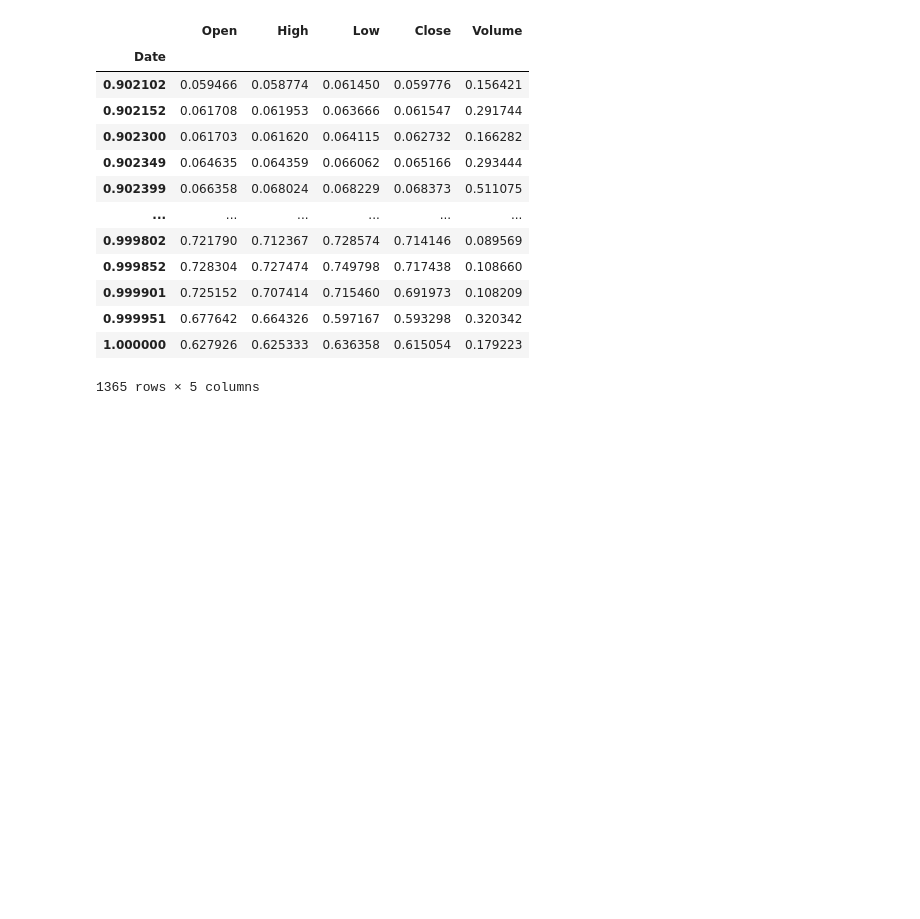
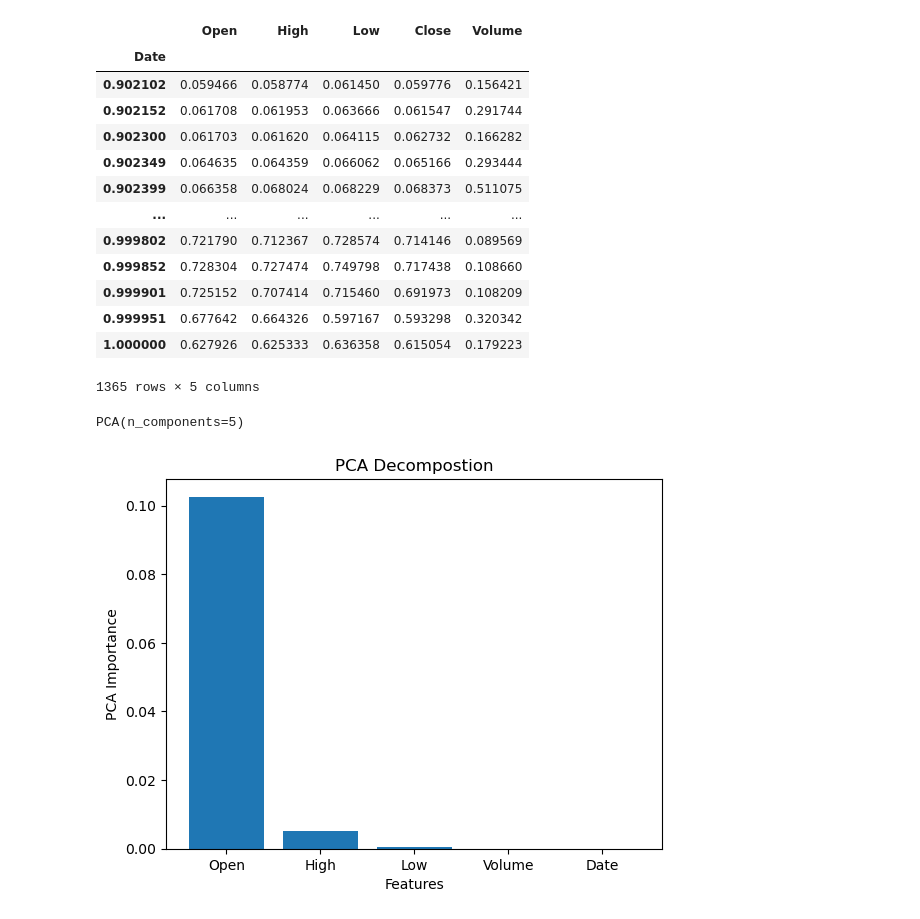
Before and after one commit to alt-rahul/the-greeks, a Jupyter notebook: mlp.ipynb, the cells around one changed output. Saved outputs shown, nothing was run; the diff lists cells and outputs as text; code cells hidden in the pictures; blank space fills up the shorter version.

```diff
--- a/mlp.ipynb
+++ b/mlp.ipynb
@@ -54,7 +54,27 @@ class MLP(nn.Module):
 # %%
 X = tsla_hist.drop(columns=['Close'])
 y = tsla_hist['Close']
+# %%
+X['Date'] = X.index
 # %%
 from sklearn.model_selection import train_test_split
 
 X_train, X_test, y_train, y_test = train_test_split(X, y, test_size=0.2, stratify=y, random_state=69)
+# %%
+from sklearn.decomposition import PCA
+
+pca = PCA(n_components=5)
+
+pca.fit(X, y)
+# %% [output]
+PCA(n_components=5)
+# %%
+import matplotlib.pyplot as plt
+
+plt.bar(X.columns, pca.explained_variance_)
+plt.xlabel('Features')
+plt.ylabel('PCA Importance')
+plt.title("PCA Decompostion")
+plt.show()
+# %% [output]
+[figure, added]
```
